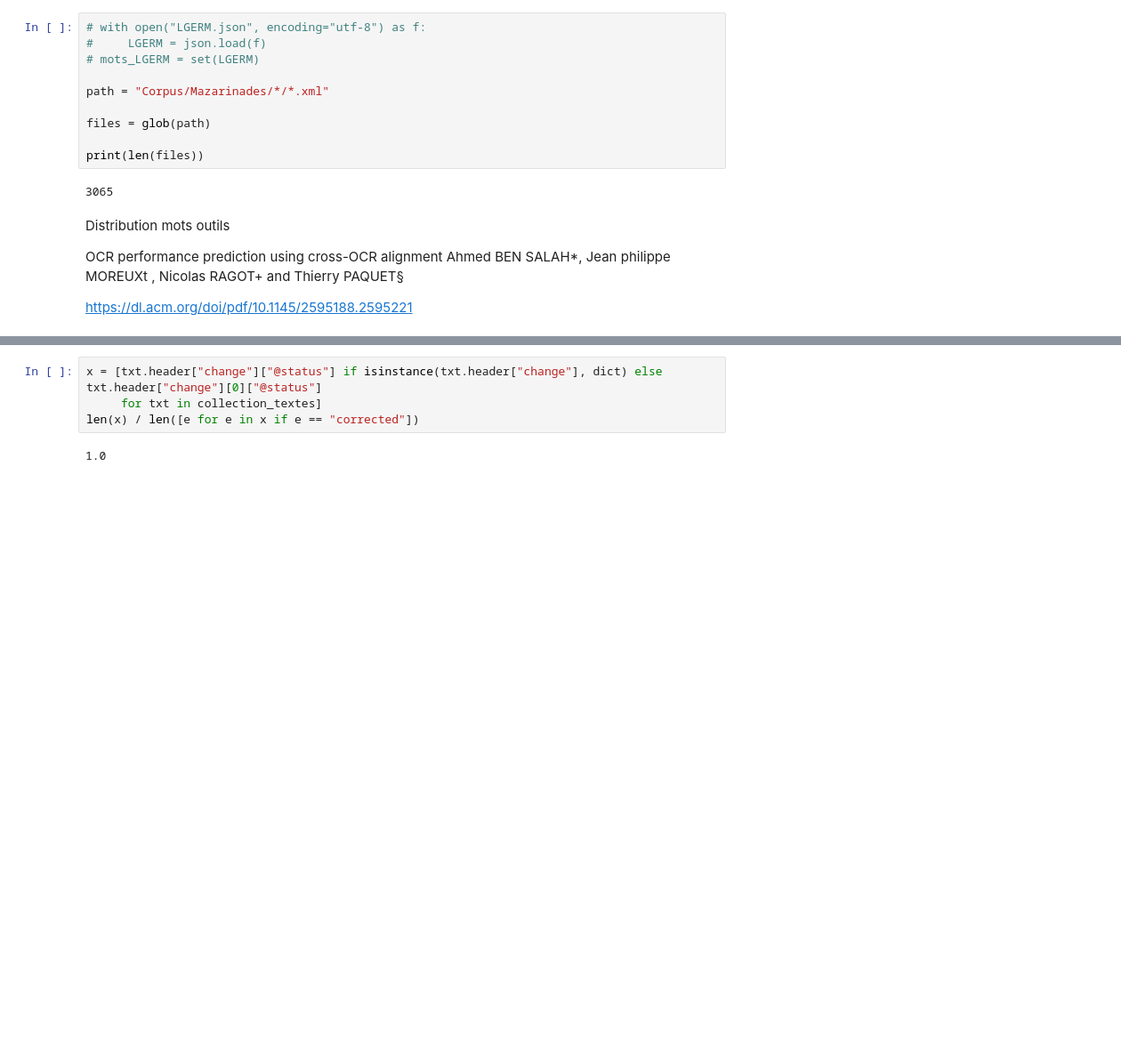
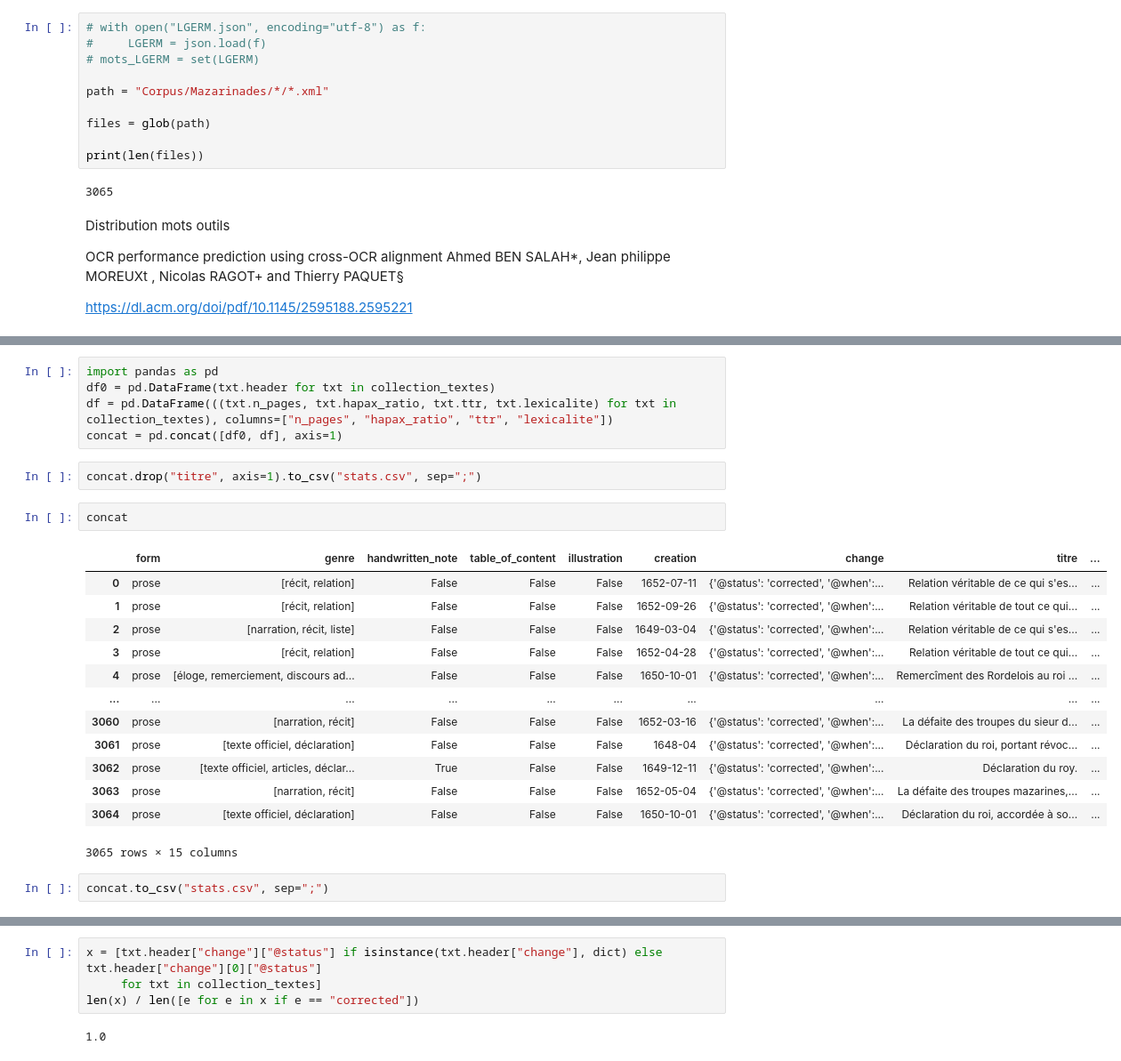
Before and after one commit to Marceau-h/memoire, a Jupyter notebook: stats.ipynb, the cells around one changed output, grey strips where cells are left out. Shown at 89% size. Cells and saved outputs as stored; diff of their text form; blank space fills up the shorter version.

Commit message:
tests tableau public

```diff
--- a/stats.ipynb
+++ b/stats.ipynb
@@ -39,6 +39,31 @@ if sample_mode:
 collection_textes = list(texte.corpora(files))
 # %% [output]
 Empty file: self.path = 'Corpus/Mazarinades/1201-1300/Moreau1240_GALL.xml'
+# %%
+import pandas as pd
+df0 = pd.DataFrame(txt.header for txt in collection_textes)
+df = pd.DataFrame(((txt.n_pages, txt.hapax_ratio, txt.ttr, txt.lexicalite) for txt in collection_textes), columns=["n_pages", "hapax_ratio", "ttr", "lexicalite"])
+concat = pd.concat([df0, df], axis=1)
+# %%
+concat.drop("titre", axis=1).to_csv("stats.csv", sep=";")
+# %%
+concat
+# %% [output]
+|  | form | genre | handwritten_note | table_of_content | illustration | creation | change | titre | ... |
+| 0 | prose | [récit, relation] | False | False | False | 1652-07-11 | {'@status': 'corrected', '@when':... | Relation véritable de ce qui s'es... | ... |
+| 1 | prose | [récit, relation] | False | False | False | 1652-09-26 | {'@status': 'corrected', '@when':... | Relation véritable de tout ce qui... | ... |
+| 2 | prose | [narration, récit, liste] | False | False | False | 1649-03-04 | {'@status': 'corrected', '@when':... | Relation véritable de ce qui s'es... | ... |
+| 3 | prose | [récit, relation] | False | False | False | 1652-04-28 | {'@status': 'corrected', '@when':... | Relation véritable de tout ce qui... | ... |
+| 4 | prose | [éloge, remerciement, discours ad... | False | False | False | 1650-10-01 | {'@status': 'corrected', '@when':... | Remercîment des Rordelois au roi ... | ... |
+| ... | ... | ... | ... | ... | ... | ... | ... | ... | ... |
+| 3060 | prose | [narration, récit] | False | False | False | 1652-03-16 | {'@status': 'corrected', '@when':... | La défaite des troupes du sieur d... | ... |
+| 3061 | prose | [texte officiel, déclaration] | False | False | False | 1648-04 | {'@status': 'corrected', '@when':... | Déclaration du roi, portant révoc... | ... |
+| 3062 | prose | [texte officiel, articles, déclar... | True | False | False | 1649-12-11 | {'@status': 'corrected', '@when':... | Déclaration du roy. | ... |
+| 3063 | prose | [narration, récit] | False | False | False | 1652-05-04 | {'@status': 'corrected', '@when':... | La défaite des troupes mazarines,... | ... |
+| 3064 | prose | [texte officiel, déclaration] | False | False | False | 1650-10-01 | {'@status': 'corrected', '@when':... | Déclaration du roi, accordée à so... | ... |
+3065 rows × 15 columns
+# %%
+concat.to_csv("stats.csv", sep=";")
 # %%
 #tup = [(val["hapax_ratio"], val["ttr"]) for val in dict_stats.values()]
 tup = [(txt.hapax_ratio, txt.ttr) for txt in collection_textes]
```
Also changed, not shown: parts of 17 cells of this notebook, 3 other files.
